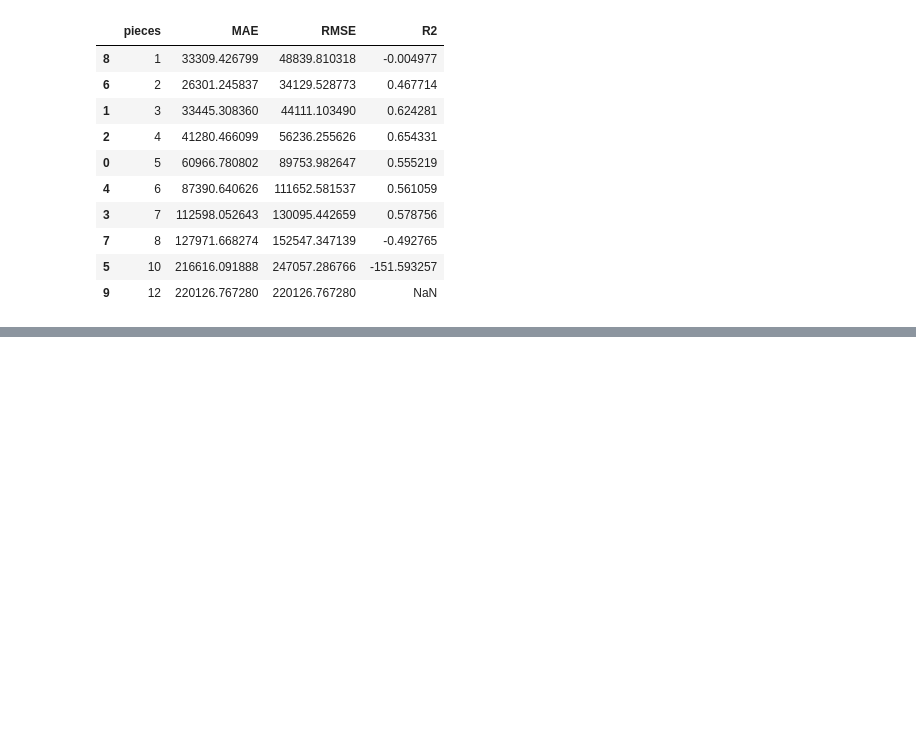
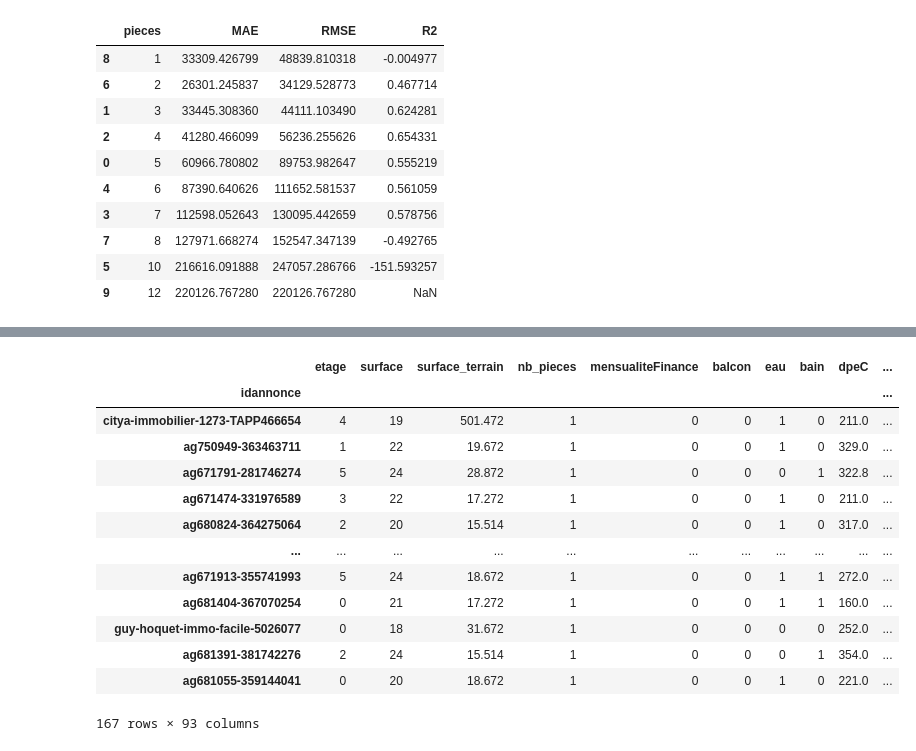
Before and after one commit to Hugues360/Projet_DS2025, a Jupyter notebook: test.ipynb, the cells around one changed output, grey strips where cells are left out. Drawn from its saved outputs; the diff is of its cells as text; code cells hidden in the pictures; blank space fills up the shorter version.

```diff
--- a/test.ipynb
+++ b/test.ipynb
@@ -781,0 +796,17 @@ plt.show()
+# %%
+X_train_sans_scaler[X_train_sans_scaler.surface < 25]
+# %% [output]
+|  | etage | surface | surface_terrain | nb_pieces | mensualiteFinance | balcon | eau | bain | dpeC | ... |
+| idannonce |  |  |  |  |  |  |  |  |  | ... |
+| citya-immobilier-1273-TAPP466654 | 4 | 19 | 501.472 | 1 | 0 | 0 | 1 | 0 | 211.0 | ... |
+| ag750949-363463711 | 1 | 22 | 19.672 | 1 | 0 | 0 | 1 | 0 | 329.0 | ... |
+| ag671791-281746274 | 5 | 24 | 28.872 | 1 | 0 | 0 | 0 | 1 | 322.8 | ... |
+| ag671474-331976589 | 3 | 22 | 17.272 | 1 | 0 | 0 | 1 | 0 | 211.0 | ... |
+| ag680824-364275064 | 2 | 20 | 15.514 | 1 | 0 | 0 | 1 | 0 | 317.0 | ... |
+| ... | ... | ... | ... | ... | ... | ... | ... | ... | ... | ... |
+| ag671913-355741993 | 5 | 24 | 18.672 | 1 | 0 | 0 | 1 | 1 | 272.0 | ... |
+| ag681404-367070254 | 0 | 21 | 17.272 | 1 | 0 | 0 | 1 | 1 | 160.0 | ... |
+| guy-hoquet-immo-facile-5026077 | 0 | 18 | 31.672 | 1 | 0 | 0 | 0 | 0 | 252.0 | ... |
+| ag681391-381742276 | 2 | 24 | 15.514 | 1 | 0 | 0 | 0 | 1 | 354.0 | ... |
+| ag681055-359144041 | 0 | 20 | 18.672 | 1 | 0 | 0 | 1 | 0 | 221.0 | ... |
+167 rows × 93 columns
```
Also changed, not shown: parts of 38 cells of this notebook.
